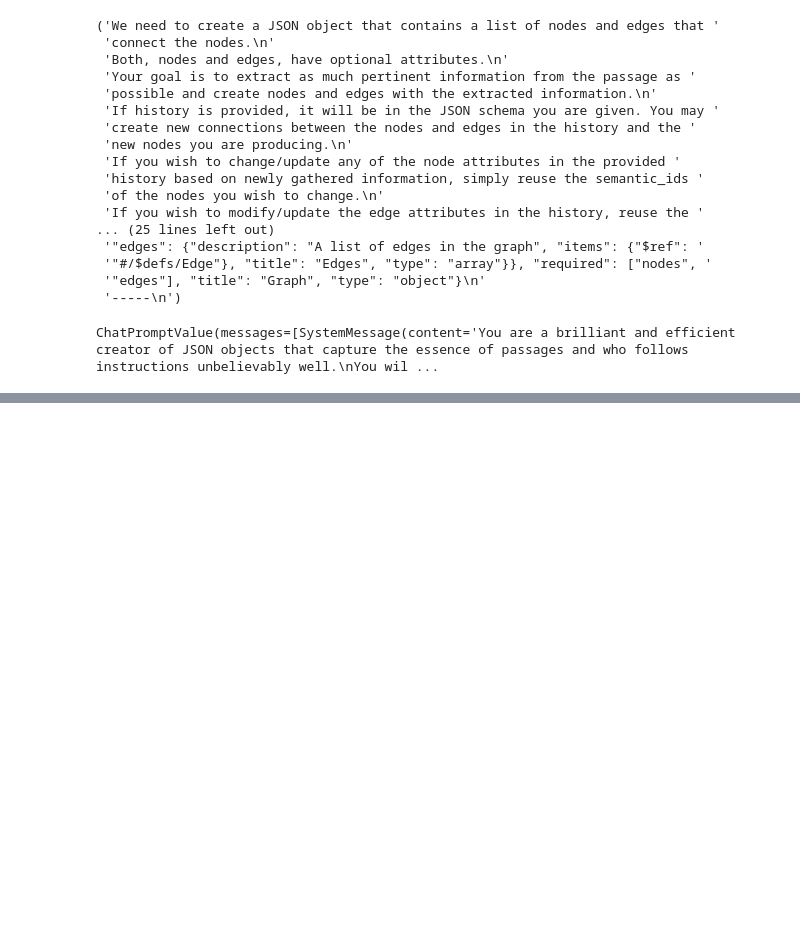
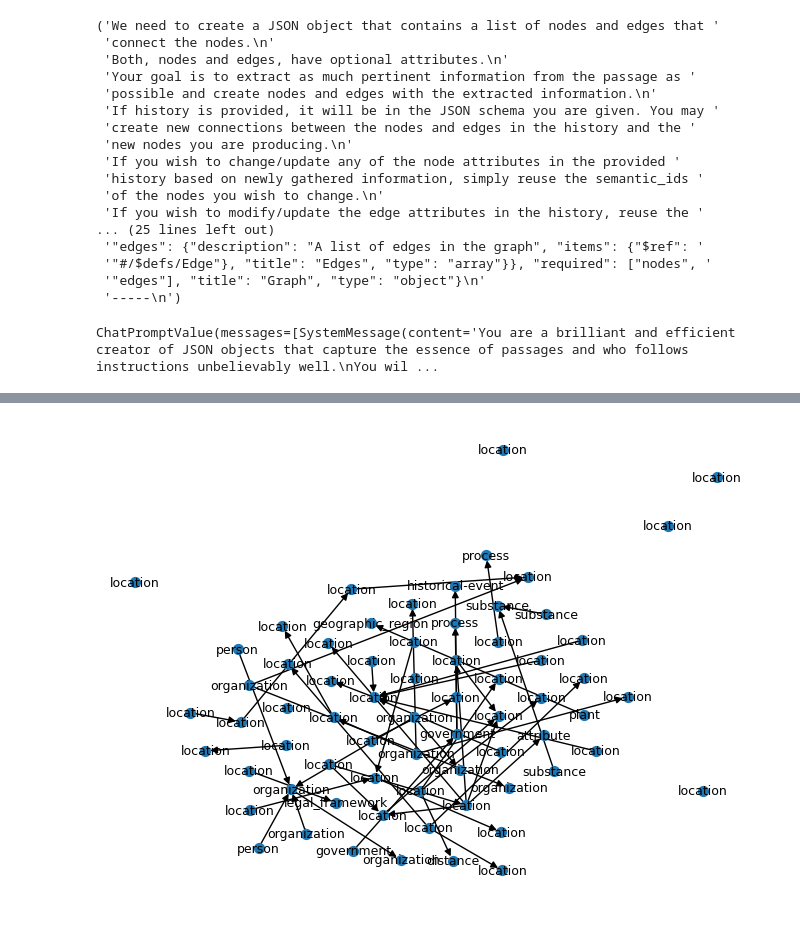
Before and after one commit to DmitriyLeybel/dmitriyleybel.github.io, a Jupyter notebook: technical_blog/knowledge-graph-rag-benchmark-1/notebooks/kg_build.ipynb, the cells around one changed output, grey strips where cells are left out. Drawn from its saved outputs; the diff is of its cells as text; code cells hidden in the pictures; blank space fills up the shorter version.

```diff
--- a/technical_blog/knowledge-graph-rag-benchmark-1/notebooks/kg_build.ipynb
+++ b/technical_blog/knowledge-graph-rag-benchmark-1/notebooks/kg_build.ipynb
@@ -511,0 +861,33 @@ KeyError: 'instructions'
+# %%
+#| code-fold: false
+
+import rustworkx as rx
+from rustworkx.visualization import mpl_draw
+
+digraph = rx.PyDiGraph()
+
+node_indices = {}
+# Iterate through the history to add nodes and edges
+for uuid, data in graph_history.history.items():
+    if 'nodes' in data:
+        # Add node to the graph and store the index with its UUID
+        node_index = digraph.add_node(data['nodes'])
+        node_indices[uuid] = node_index
+
+for uuid, data in graph_history.history.items():
+    if 'edges' in data:
+        # Retrieve indices of the from and to nodes using their UUIDs
+        from_index = node_indices.get(data['edges']['from_node'])
+        to_index = node_indices.get(data['edges']['to_node'])
+        if from_index is not None and to_index is not None:
+            # Add edge to the graph
+            digraph.add_edge(from_index, to_index, data['edges'])
+
+# Visualize the graph with labels based on node and edge categories
+layout = rx.digraph_spring_layout(digraph, repulsive_exponent=50, num_iter=200)
+mpl_draw(digraph, with_labels=True, pos=layout,
+         labels=lambda node: f'{node["category"]}',
+        #  edge_labels=lambda edge: f'{edge["category"]}',
+         font_size=9, node_size=50)
+# %% [output]
+[figure, added]
```
Also changed, not shown: parts of 76 cells of this notebook, 11 other files.
